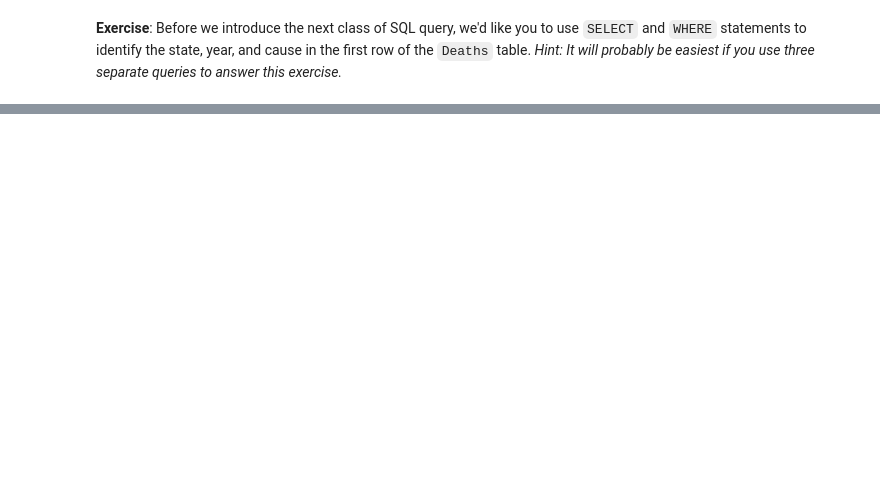
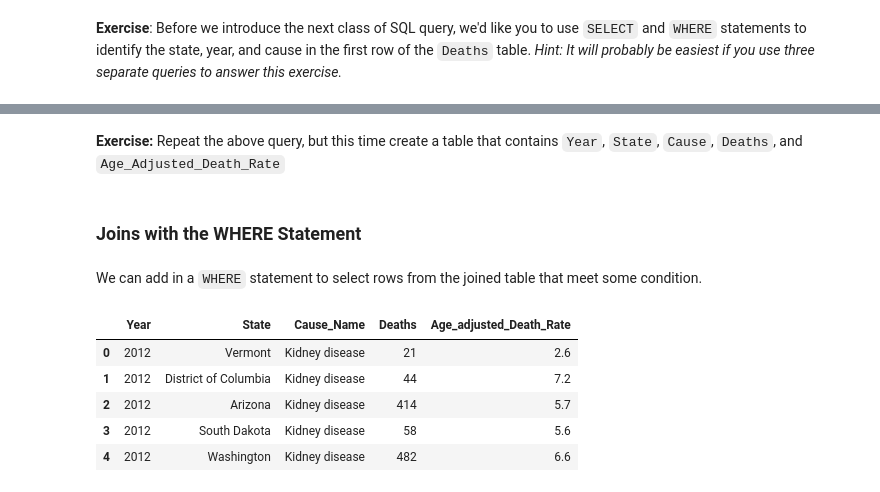
Before and after one commit to LuciMoore/sql_workshop, a Jupyter notebook: sqlite_workshop.ipynb, the cells around one changed output, grey strips where cells are left out. Drawn from its saved outputs; the diff is of its cells as text; code cells hidden in the pictures; blank space fills up the shorter version.

```diff
--- a/sqlite_workshop.ipynb
+++ b/sqlite_workshop.ipynb
@@ -467,0 +545,2 @@ DatabaseError: Execution failed on sql 'DESCRIBE Cause': near "DESCRIBE": syntax
+# %% [markdown]
+**Exercise:** Repeat the above query, but this time create a table that contains `Year`, `State`, `Cause`, `Deaths`, and `Age_Adjusted_Death_Rate`
@@ -467,0 +549,28 @@ DatabaseError: Execution failed on sql 'DESCRIBE Cause': near "DESCRIBE": syntax
+# %% [markdown]
+### Joins with the WHERE Statement
+# %% [markdown]
+We can add in a `WHERE` statement to select rows from the joined table that meet some condition.
+# %%
+connection = sqlite3.connect("leading_cases_of_death.sqlite")
+
+query = '''SELECT Year.Year, State.State, Cause.Cause_Name, Deaths.Deaths, Deaths.Age_Adjusted_Death_Rate
+      FROM Deaths
+      INNER JOIN State
+      ON Deaths.StateID = State.StateID
+      INNER JOIN Year
+      ON Deaths.YearID = Year.YearID
+      INNER JOIN Cause
+      ON Deaths.CauseID = Cause.CauseID
+      WHERE YEAR = 2012
+      LIMIT 5;'''
+
+result_df = pd.read_sql_query(query, connection)
+conn.close()
+result_df
+# %% [output]
+|  | Year | State | Cause_Name | Deaths | Age_adjusted_Death_Rate |
+| 0 | 2012 | Vermont | Kidney disease | 21 | 2.6 |
+| 1 | 2012 | District of Columbia | Kidney disease | 44 | 7.2 |
+| 2 | 2012 | Arizona | Kidney disease | 414 | 5.7 |
+| 3 | 2012 | South Dakota | Kidney disease | 58 | 5.6 |
+| 4 | 2012 | Washington | Kidney disease | 482 | 6.6 |
```
Also changed, not shown: parts of 33 cells of this notebook.
